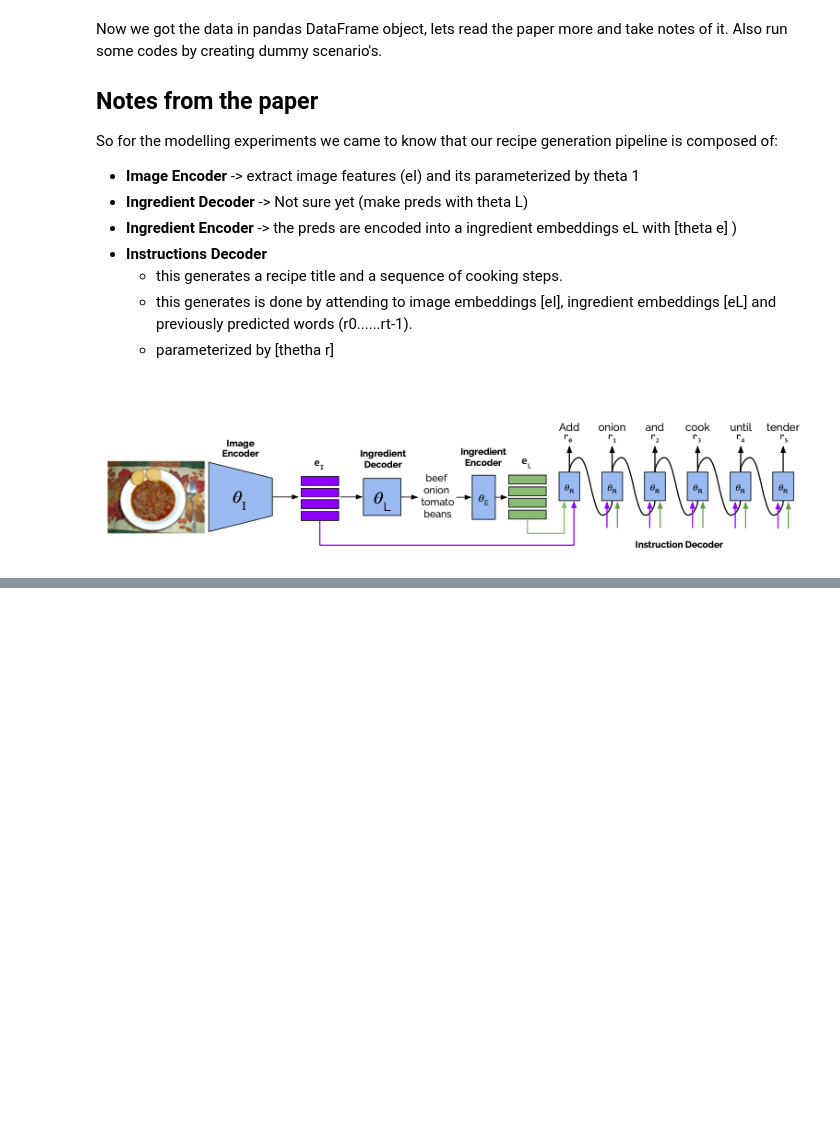
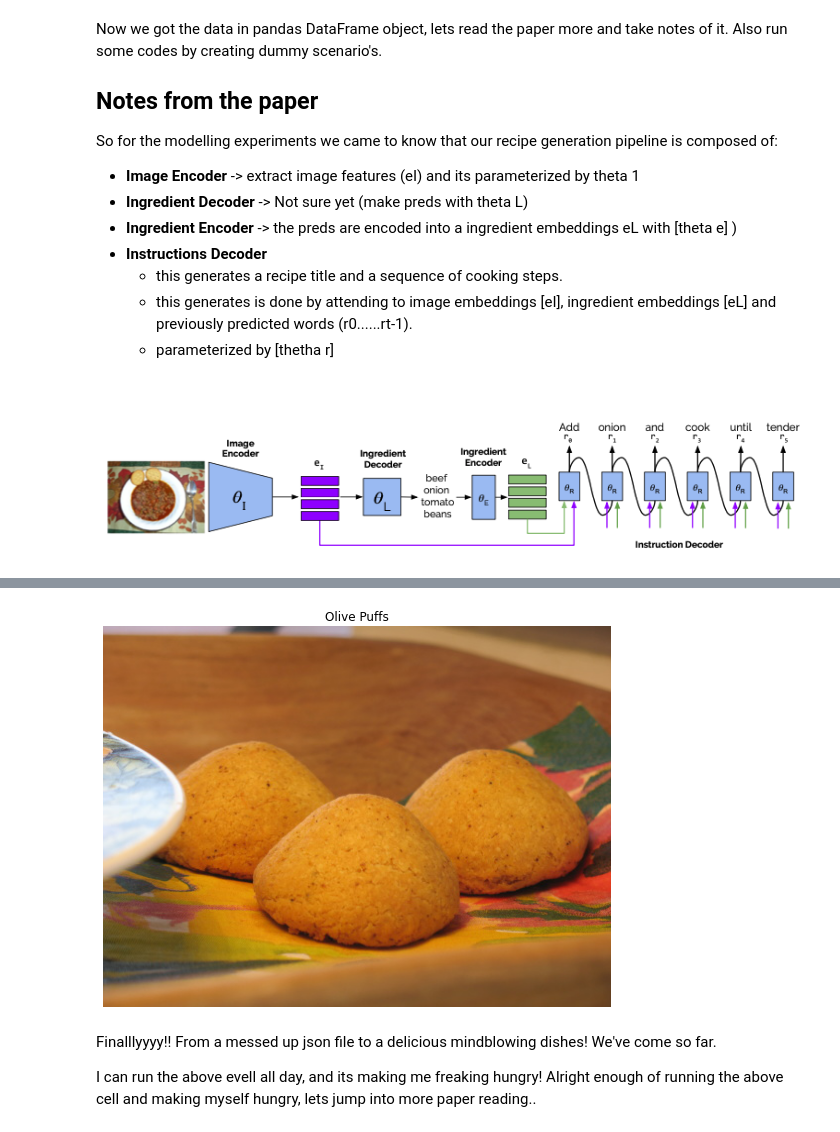
Before and after one commit to ashikshafi08/Recipe1M, a Jupyter notebook: 01_Recipe_Generator_reading_paper.ipynb, the cells around one changed output, grey strips where cells are left out. Drawn from its saved outputs; the diff is of its cells as text; code cells hidden in the pictures; blank space fills up the shorter version.

Commit message:
Messed up notebook!

```diff
--- a/01_Recipe_Generator_reading_paper.ipynb
+++ b/01_Recipe_Generator_reading_paper.ipynb
@@ -10,6 +10,7 @@ Mounted at /content/drive
 import pandas as pd
 
 data = pd.read_csv('/content/drive/MyDrive/Recipe_1M/complete_data.csv')
+val_imgs_path = '/content/drive/MyDrive/untitled folder/val/'
 data.head(10)
 # %% [output]
 |  | ID | food_title | partition | image_url | ingredients | instructions | filename |
@@ -82,0 +134,30 @@ The transformer model of this instruction decoder is conditioned jointly on two
+# %%
+# Visualizing random images
+import random
+import os
+from tqdm import tqdm
+from pathlib import Path
+import matplotlib.pyplot as plt
+import matplotlib.image as mpimg
+
+
+# Creating our imagge path with sub directory partition
+fullpath_list = []
+
+for i, filename in enumerate(tqdm(data['filename'])):
+  s = filename
+  path_str =   s[0] + '/' + s[1] + '/' + s[2] + '/' + s[3] + '/' + data['filename'][i]
+  fullpath_list.append(path_str)
+
+
+# Adding the full path list to our column
+data['full_path'] = fullpath_list
+
+
+val_df = data[data['partition'] == 'val']
+
+
+
+# Getting the full path of the images
+img_path = [val_imgs_path + fn for fn in val_df['full_path']]
+img_path[:10]
@@ -82,0 +193,17 @@ The transformer model of this instruction decoder is conditioned jointly on two
+# %%
+
+random_index = random.choice(range(len(img_path)))
+food_title_list = val_df['food_title'].to_list()
+
+# Visualizing the food
+im = mpimg.imread(img_path[random_index])
+plt.figure(figsize = (10 , 7))
+plt.imshow(im)
+plt.title(food_title_list[random_index])
+plt.axis('off');
+# %% [output]
+[figure, added]
+# %% [markdown]
+Finalllyyyy!! From a messed up json file to a delicious mindblowing dishes! We've come so far.
+
+I can run the above evell all day, and its making me freaking hungry! Alright enough of running the above cell and making myself hungry, lets jump into more paper reading..
```
Also changed, not shown: parts of 25 cells of this notebook.
